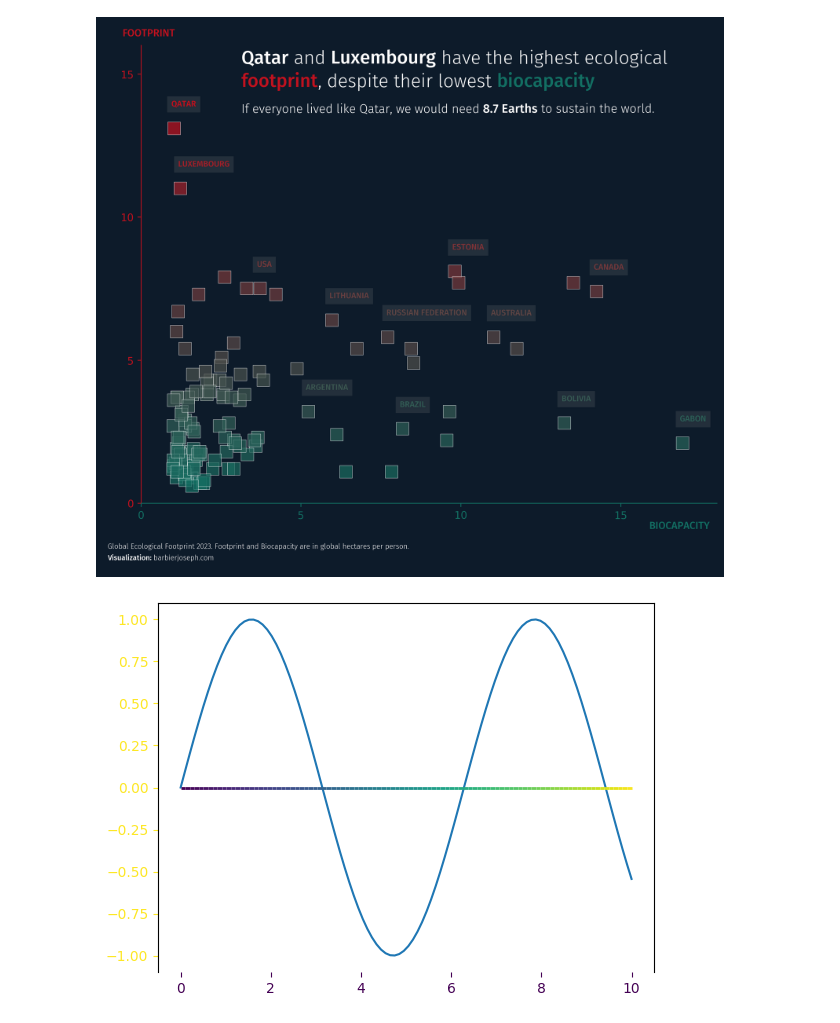
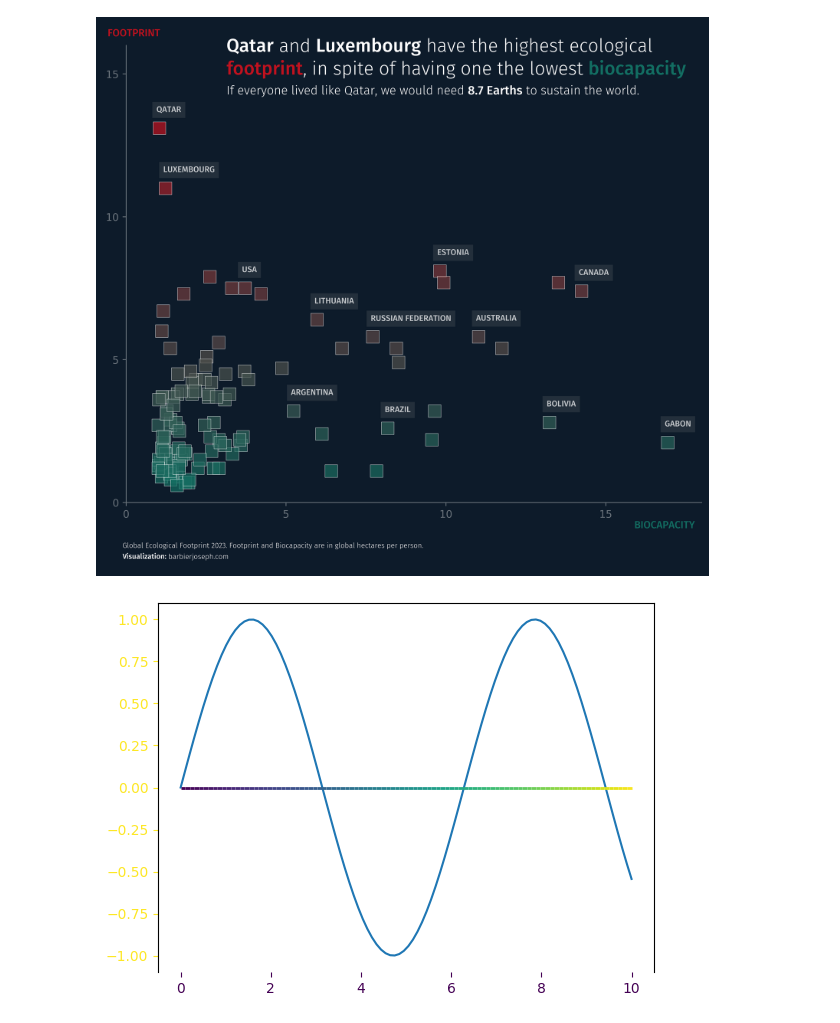
Before and after one commit to JosephBARBIERDARNAL/misc-dataviz, a Jupyter notebook: ecology-country/code.ipynb, the cells around one changed output. Drawn from its saved outputs; the diff is of its cells as text; code cells hidden in the pictures.

Commit message:
improve scatter plot

```diff
--- a/ecology-country/code.ipynb
+++ b/ecology-country/code.ipynb
@@ -106,14 +113,14 @@ font_path = personal_path + 'FiraSans-Light.ttf'
 font = FontProperties(fname=font_path)
 bold_font = FontProperties(fname=personal_path + 'FiraSans-Medium.ttf')
 
-fig, ax = plt.subplots(figsize=(10, 8), dpi=300)
+fig, ax = plt.subplots(figsize=(10, 8), dpi=500)
 fig.set_facecolor(background_color)
 ax.set_facecolor(background_color)
 ax.spines[['top', 'right']].set_visible(False)
-ax.spines['bottom'].set_color(colors[0])
-ax.spines['left'].set_color(colors[1])
-ax.tick_params(axis='x', colors=colors[0])
-ax.tick_params(axis='y', colors=colors[1])
+ax.spines['bottom'].set_color(light_text_color)
+ax.spines['left'].set_color(light_text_color)
+ax.tick_params(axis='x', colors=light_text_color)
+ax.tick_params(axis='y', colors=light_text_color)
 ax.set_xticks([0, 5, 10, 15])
 ax.set_yticks([0, 5, 10, 15])
 ax.set_xlim(0, 18)
@@ -136,16 +143,18 @@ for country in countries_to_annote:
    x = data.loc[data['country'] == country, x_col].values[0]
    y = data.loc[data['country'] == country, y_col].values[0]
    color = cmap(data.loc[data['country'] == country, c].values[0]/data[c].max())
+   color = text_color
    if country == 'United States of America':
       country = 'USA'
    text = ax.text(
       x-0.11,
-      y+1,
+      y+0.8,
       country.upper(),
       fontsize=8,
       font=bold_font,
       color=color,
       path_effects=pe,
+      alpha=0.5,
       ha='left',
       va='top',
       zorder=10,
@@ -164,11 +173,11 @@ luxembourg_color = cmap(data.loc[data['country'] == 'Luxembourg', c].values[0]/d
 qatar_earths = data.loc[data['country'] == 'Qatar', 'earthsRequired'].values[0]
 luxembourg_earths = data.loc[data['country'] == 'Luxembourg', 'earthsRequired'].values[0]
 text = f"""
-<Qatar> and <Luxembourg> have the highest ecological\n<footprint>, despite their lowest <biocapacity>
+<Qatar> and <Luxembourg> have the highest ecological\n<footprint>, in spite of having one the lowest <biocapacity>
 """
 fig_text(
    0.26,
-   0.88,
+   0.9,
    text,
    fontsize=18,
    color=text_color,
@@ -188,7 +197,7 @@ If everyone lived like Qatar, we would need <{qatar_earths:.1f} Earths> to susta
 """
 fig_text(
    0.26,
-   0.79,
+   0.82,
    text,
    fontsize=12,
    color=text_color,
@@ -207,7 +216,7 @@ Global Ecological Footprint 2023. Footprint and Biocapacity are in global hectar
 <Visualization:> barbierjoseph.com
 """
 fig_text(
-   0.08,
+   0.12,
    0.05,
    text,
    fontsize=7,
@@ -223,34 +232,34 @@ fig_text(
 
 # label for axis
 fig_text(
    0.85, 0.08,
    'Biocapacity'.upper(),
    fontsize=10,
    font=bold_font,
    color=colors[0],
    ha='center',
    va='top',
    ax=ax
 )
 fig_text(
    0.1, 0.9,
    'Footprint'.upper(),
    fontsize=10,
    font=bold_font,
    color=colors[1],
    ha='left',
    va='center',
    ax=ax
 )
 
 # arows for the scales
 #draw_arrow(fig, (0.4, 0.6), (0.4, 0.9), color=text_color, radius=0, head_width=8, head_length=8)
 #draw_arrow(fig, (0.31, 0.74), (0.51, 0.74), color=text_color, radius=0, head_width=8, head_length=8)
 
 plt.savefig('scatterplot.png', bbox_inches='tight', dpi=300)
 plt.show()
 # %% [output]
-[figure, old version]
+[figure, new version]
 # %%
 import matplotlib.pyplot as plt
 import numpy as np
```
Also changed, not shown: parts of 1 cell of this notebook, 1 other file.
